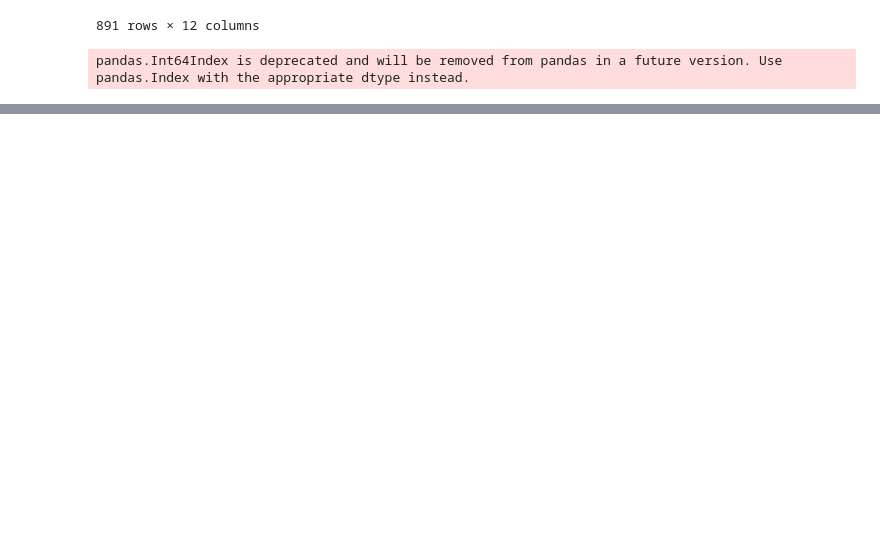
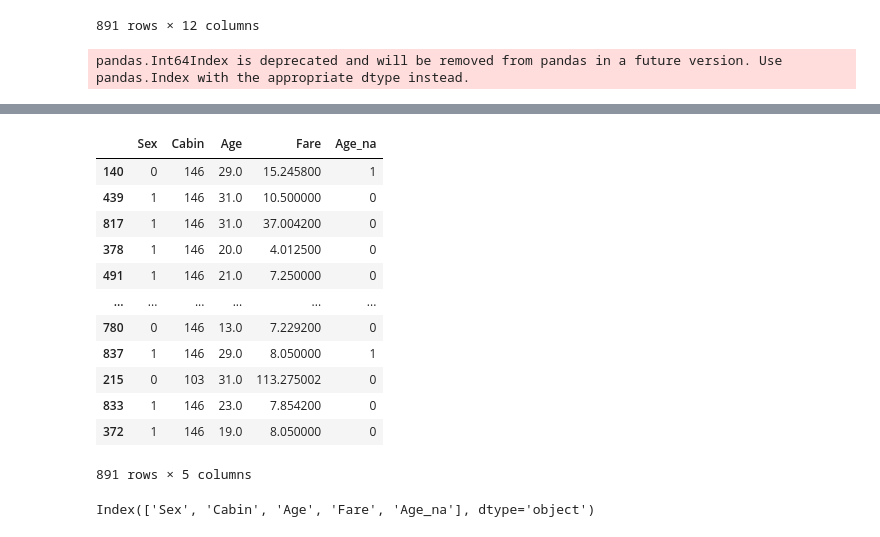
Before and after one commit to felixzhu17/FastExplain, a Jupyter notebook: test.ipynb, the cells around one changed output, grey strips where cells are left out. Cells and saved outputs as stored; diff of their text form; code cells hidden in the pictures; blank space fills up the shorter version.

Commit message:
added heaps of tests

```diff
--- a/test.ipynb
+++ b/test.ipynb
@@ -56,4 +69,24 @@ from model_helper import model_data
 # %%
-test = model_data(df, cat, cont, "Survived")
+test = model_data(df, cat, cont, "SibSp")
 # %%
 test.plot_ale("Age")
+# %%
+test.data.xs
+# %% [output]
+|  | Sex | Cabin | Age | Fare | Age_na |
+| 140 | 0 | 146 | 29.0 | 15.245800 | 1 |
+| 439 | 1 | 146 | 31.0 | 10.500000 | 0 |
+| 817 | 1 | 146 | 31.0 | 37.004200 | 0 |
+| 378 | 1 | 146 | 20.0 | 4.012500 | 0 |
+| 491 | 1 | 146 | 21.0 | 7.250000 | 0 |
+| ... | ... | ... | ... | ... | ... |
+| 780 | 0 | 146 | 13.0 | 7.229200 | 0 |
+| 837 | 1 | 146 | 29.0 | 8.050000 | 1 |
+| 215 | 0 | 103 | 31.0 | 113.275002 | 0 |
+| 833 | 1 | 146 | 23.0 | 7.854200 | 0 |
+| 372 | 1 | 146 | 19.0 | 8.050000 | 0 |
+891 rows × 5 columns
+# %%
+test.data.train_xs.columns
+# %% [output]
+Index(['Sex', 'Cabin', 'Age', 'Fare', 'Age_na'], dtype='object')
```
Also changed, not shown: parts of 4 cells of this notebook, 14 other files.
